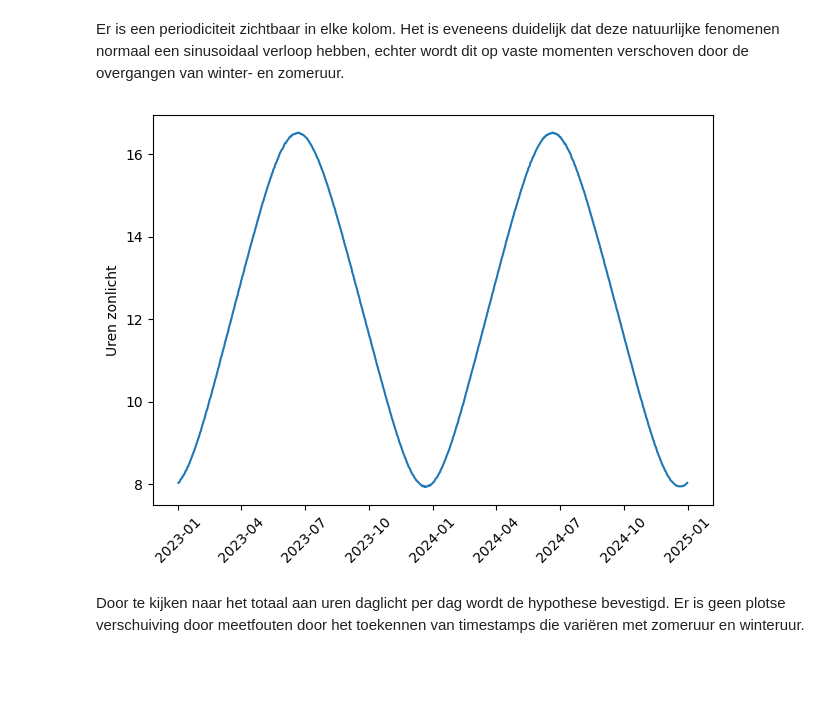
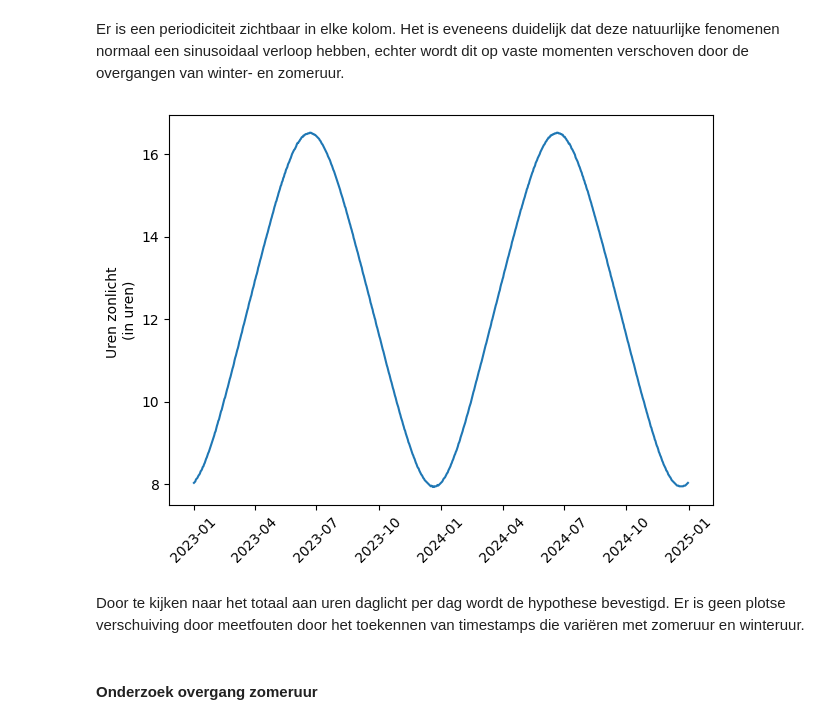
Before and after one commit to Robin-12/Project-Solar, a Jupyter notebook: Project_Solar.ipynb, the cells around one changed output. Cells and saved outputs as stored; diff of their text form; code cells hidden in the pictures; blank space fills up the shorter version.

```diff
--- a/Project_Solar.ipynb
+++ b/Project_Solar.ipynb
@@ -569,11 +617,13 @@ Er is een periodiciteit zichtbaar in elke kolom. Het is eveneens duidelijk dat d
 # %%
 sunset['Uren zonlicht'] = (sunset['Ondergang'] - sunset['Opkomst']).dt.total_seconds() / 3600
 plt.plot(sunset['datum'], sunset['Uren zonlicht'])
-plt.ylabel('Uren zonlicht')
+plt.ylabel('Uren zonlicht \n(in uren)')
 plt.xticks(rotation=45)
 plt.tight_layout()
 plt.show()
 # %% [output]
-[figure, old version]
+[figure, new version]
 # %% [markdown]
 Door te kijken naar het totaal aan uren daglicht per dag wordt de hypothese bevestigd. Er is geen plotse verschuiving door meetfouten door het toekennen van timestamps die variëren met zomeruur en winteruur.
+# %% [markdown]
+#### Onderzoek overgang zomeruur
```
Also changed, not shown: parts of 72 cells of this notebook, 1 other file.
